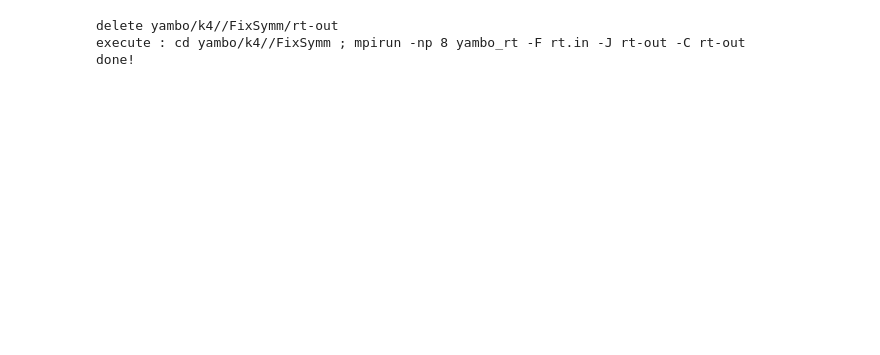
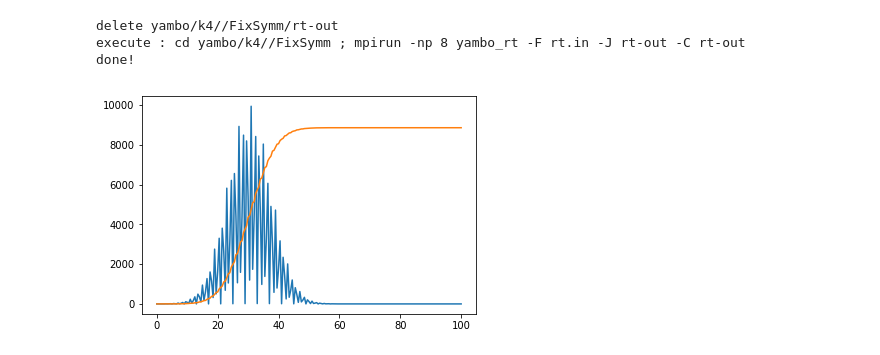
Before and after one commit to marcodalessandro76/Yambo-nb, a Jupyter notebook: Silicon-bulk/Time dependent analysis.ipynb, the cells around one changed output. Cells and saved outputs as stored; diff of their text form; code cells hidden in the pictures; blank space fills up the shorter version.

```diff
--- a/Silicon-bulk/Time dependent analysis.ipynb
+++ b/Silicon-bulk/Time dependent analysis.ipynb
@@ -76,0 +57,18 @@ done!
+# %%
+eFieldOut = 'o-rt-out.external_field'
+carriesOut = 'o-rt-out.carriers'
+# %%
+larray = GW.parserArrayFromFile(path+'/rt-out/'+eFieldOut)
+time = []
+eInt = []
+fluence = []
+for l in larray:
+    time.append(l[0])
+    eInt.append(l[7])
+    fluence.append(100*l[8])
+# %%
+plt.plot(time,eInt)
+plt.plot(time,fluence)
+plt.show()
+# %% [output]
+[figure, added]
```
Also changed, not shown: parts of 8 cells of this notebook, 3 other files.
